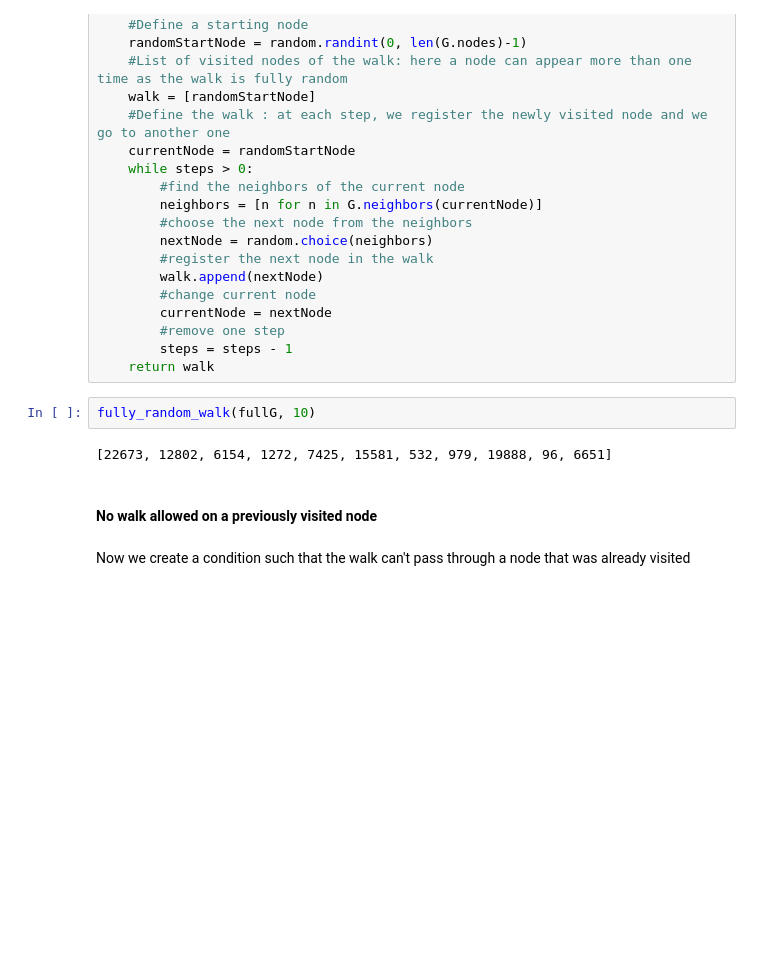
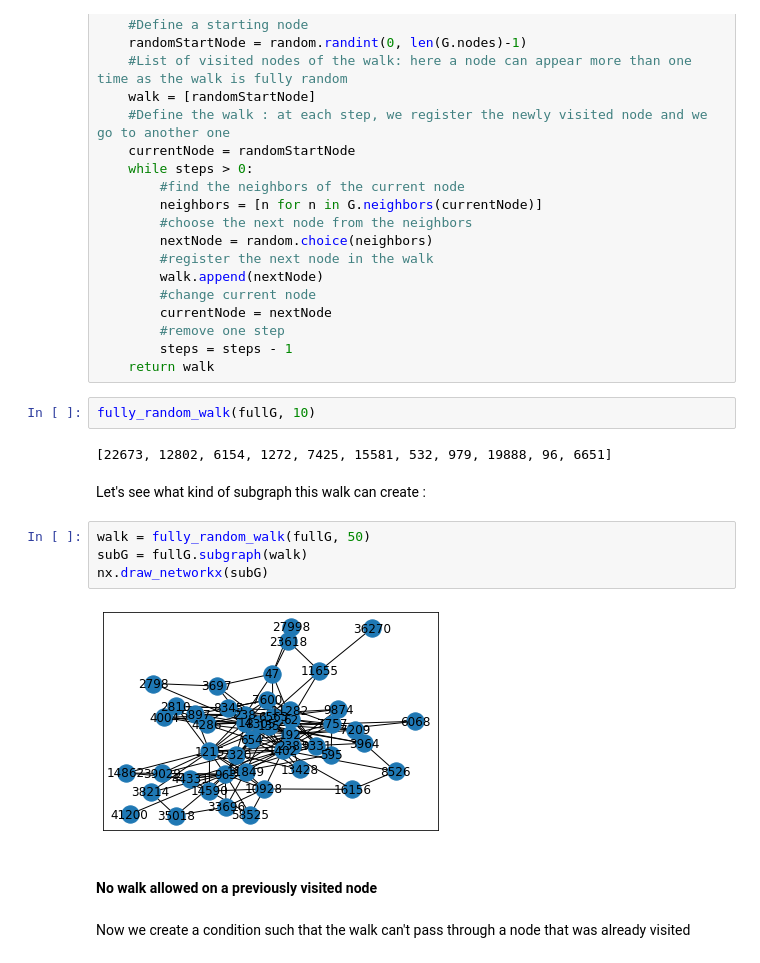
Before and after one commit to SocialMediaAnalytics2020/Project, a Jupyter notebook: Social Media Analytics Project.ipynb, the cells around one changed output. Drawn from its saved outputs; the diff is of its cells as text; blank space fills up the shorter version.

```diff
--- a/Social Media Analytics Project.ipynb
+++ b/Social Media Analytics Project.ipynb
@@ -486,6 +496,14 @@ def fully_random_walk(G, steps):
 fully_random_walk(fullG, 10)
 # %% [output]
 [22673, 12802, 6154, 1272, 7425, 15581, 532, 979, 19888, 96, 6651]
+# %% [markdown]
+Let's see what kind of subgraph this walk can create :
+# %%
+walk = fully_random_walk(fullG, 50)
+subG = fullG.subgraph(walk)
+nx.draw_networkx(subG)
+# %% [output]
+[figure, added]
 # %% [markdown]
 #### No walk allowed on a previously visited node
 # %% [markdown]
```
Also changed, not shown: parts of 23 cells of this notebook.
